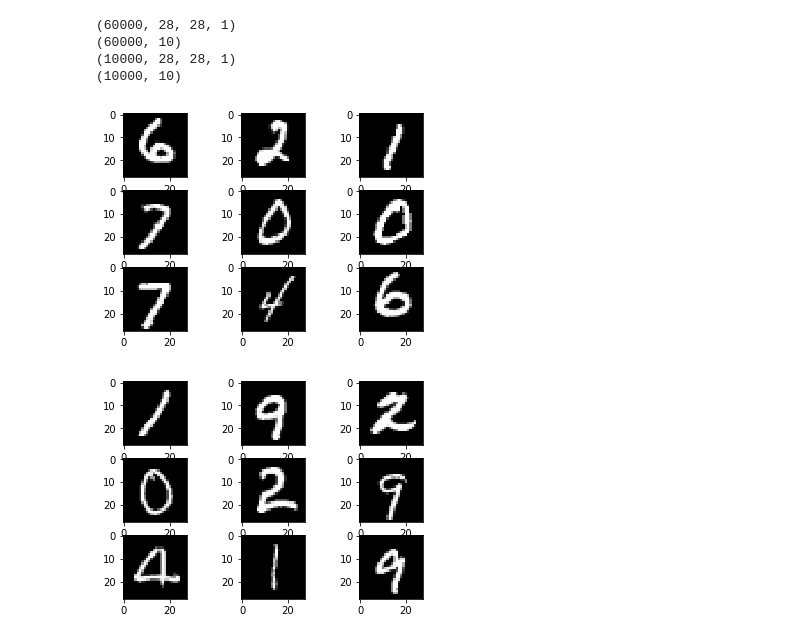
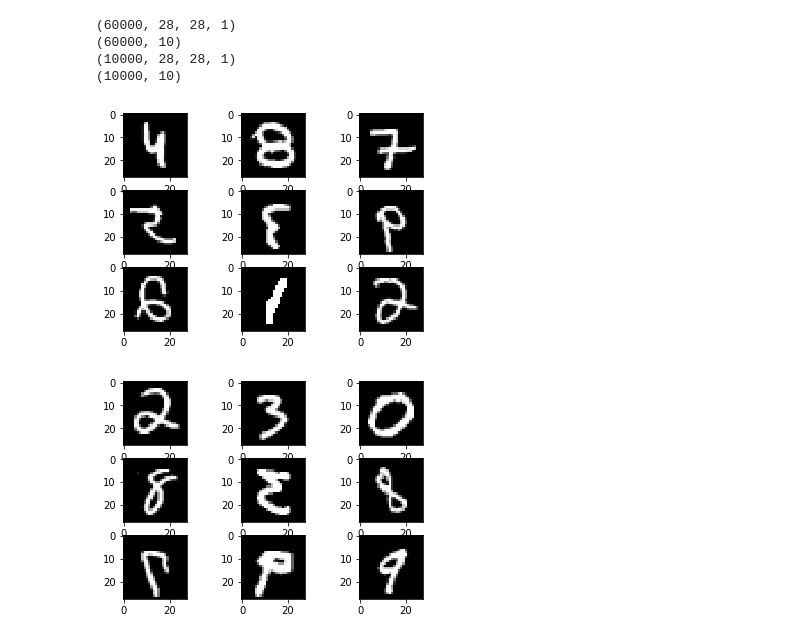
Before and after one commit to rabinaphuyel/REU-2019, a Jupyter notebook: rabina.ipynb, the cells around one changed output. Drawn from its saved outputs; the diff is of its cells as text; code cells hidden in the pictures.

```diff
--- a/rabina.ipynb
+++ b/rabina.ipynb
@@ -63,23 +63,23 @@ val_classes = Y_train[-nb_train:]
 (10000, 10)
 # %%
 # define data preparation
-datagen = ImageDataGenerator(samplewise_std_normalization = True)
+datagen = ImageDataGenerator(horizontal_flip=True)
 # fit parameters from data
 datagen.fit(X_train)
 # configure batch size and retrieve one batch of images
 for X_batch, y_batch in datagen.flow(X_train, Y_train, batch_size=9):
     # create a grid of 3x3 image
     for i in range(0, 9):
         plt.subplot(330 + 1 + i)
         plt.imshow(X_batch[i].reshape(28, 28), cmap=plt.get_cmap('gray'))
     # show the plot
     plt.show()
     break
 # %% [output]
-[figure, old version]
+[figure, new version]
 # %%
 # define data preparation
-datagen = ImageDataGenerator(samplewise_std_normalization = True)
+datagen = ImageDataGenerator(horizontal_flip=True)
 # fit parameters from data
 datagen.fit(X_test)
 # configure batch size and retrieve one batch of images
@@ -92,7 +92,7 @@ for X_batch, y_batch in datagen.flow(X_test, Y_test, batch_size=9):
     plt.show()
     break
 # %% [output]
-[figure, old version]
+[figure, new version]
 # %%
 '''
 Define model structures for some datasets.
```
Also changed, not shown: parts of 6 cells of this notebook.
